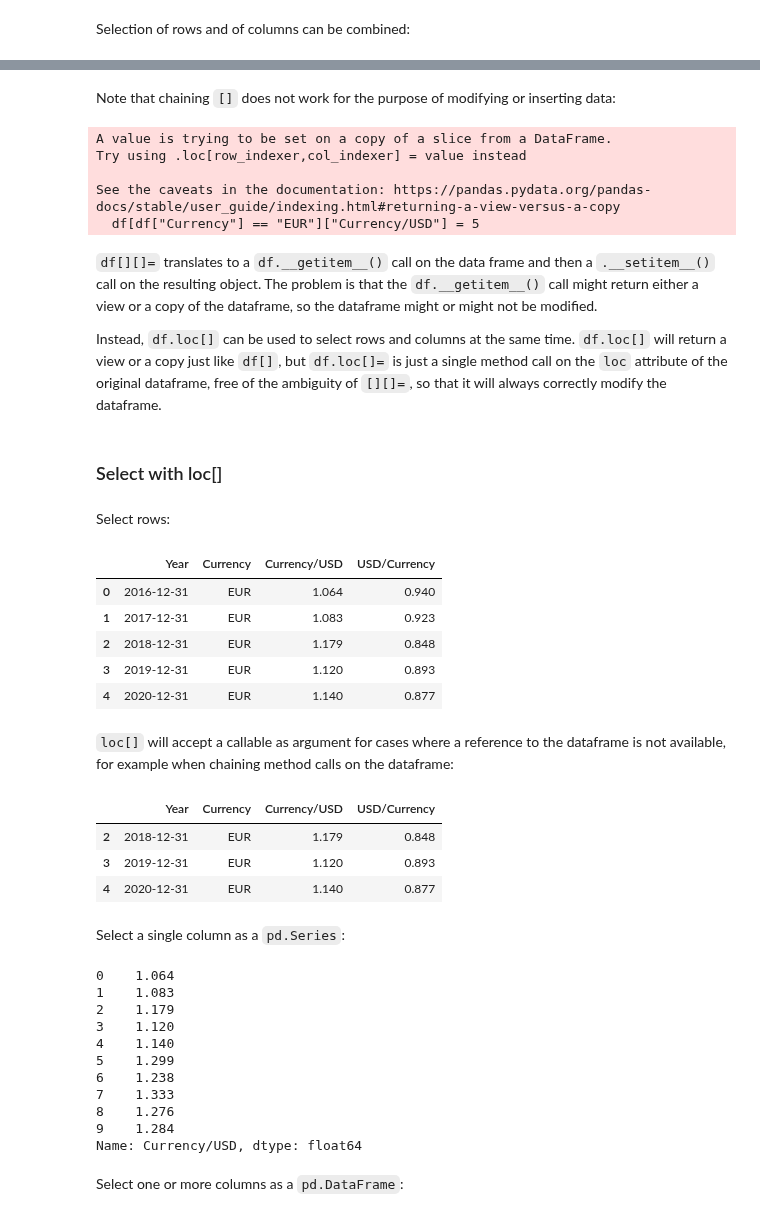
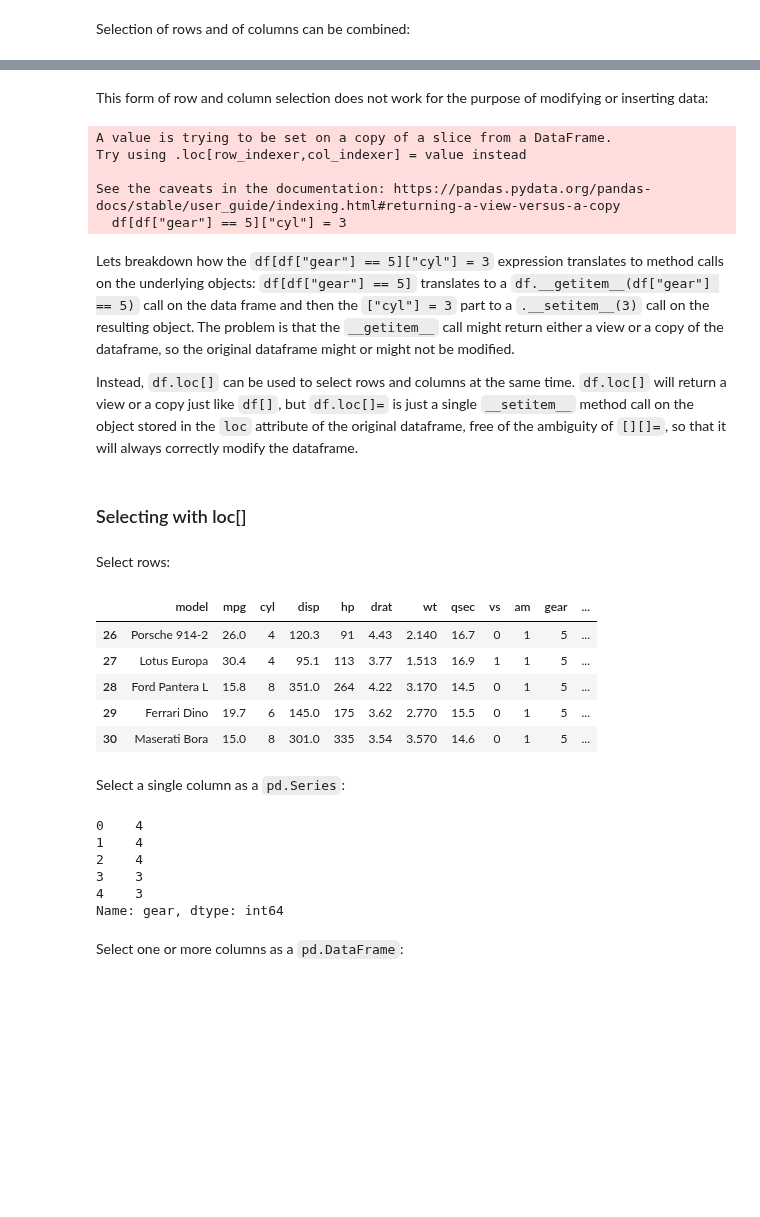
Before and after one commit to jaroslawr/jupyter-notebooks, a Jupyter notebook: libs/lib_pandas/lib_pandas.ipynb, the cells around one changed output, grey strips where cells are left out. Cells and saved outputs as stored; diff of their text form; code cells hidden in the pictures; blank space fills up the shorter version.

```diff
--- a/libs/lib_pandas/lib_pandas.ipynb
+++ b/libs/lib_pandas/lib_pandas.ipynb
@@ -97,0 +39,6 @@ A dataframe is a collection of series and it has two indexes: a row index, mappi
+# %%
+CARS = pd.read_csv("mtcars.csv")
+
+def cars():
+    # Return a fresh copy every time so that examples do not affect each other
+    return CARS.copy()
@@ -170,60 +264,44 @@ Name: Currency/USD, dtype: float64
 # %% [markdown]
-Note that chaining `[]` does not work for the purpose of modifying or inserting data:
+This form of row and column selection does not work for the purpose of modifying or inserting data:
 # %%
-df = usd_exchange_rates_df()
-df[df["Currency"] == "EUR"]["Currency/USD"] = 5
+df = cars()
+df[df["gear"] == 5]["cyl"] = 3
 # %% [output]
 A value is trying to be set on a copy of a slice from a DataFrame.
 Try using .loc[row_indexer,col_indexer] = value instead
 
 See the caveats in the documentation: https://pandas.pydata.org/pandas-docs/stable/user_guide/indexing.html#returning-a-view-versus-a-copy
-  df[df["Currency"] == "EUR"]["Currency/USD"] = 5
+  df[df["gear"] == 5]["cyl"] = 3
 # %% [markdown]
-`df[][]=` translates to a `df.__getitem__()` call on the data frame and then a `.__setitem__()` call on the resulting object. The problem is that the `df.__getitem__()` call might return either a view or a copy of the dataframe, so the dataframe might or might not be modified.
+Lets breakdown how the `df[df["gear"] == 5]["cyl"] = 3` expression translates to method calls on the underlying objects: `df[df["gear"] == 5]` translates to a `df.__getitem__(df["gear"] == 5)` call on the data frame and then the `["cyl"] = 3` part to a `.__setitem__(3)` call on the resulting object. The problem is that the `__getitem__` call might return either a view or a copy of the dataframe, so the original dataframe might or might not be modified.
 
-Instead, `df.loc[]` can be used to select rows and columns at the same time. `df.loc[]` will return a view or a copy just like `df[]`, but `df.loc[]=` is just a single method call on the `loc` attribute of the original dataframe, free of the ambiguity of `[][]=`, so that it will always correctly modify the dataframe.
+Instead, `df.loc[]` can be used to select rows and columns at the same time. `df.loc[]` will return a view or a copy just like `df[]`, but `df.loc[]=` is just a single `__setitem__` method call on the object stored in the `loc` attribute of the original dataframe, free of the ambiguity of `[][]=`, so that it will always correctly modify the dataframe.
 # %% [markdown]
-### Select with loc[]
+### Selecting with loc[]
 # %% [markdown]
 Select rows:
 # %%
-df = usd_exchange_rates_df()
-df.loc[df["Currency"] == "EUR"]
+df = cars()
+df.loc[df["gear"] == 5]
 # %% [output]
-|  | Year | Currency | Currency/USD | USD/Currency |
-| 0 | 2016-12-31 | EUR | 1.064 | 0.940 |
-| 1 | 2017-12-31 | EUR | 1.083 | 0.923 |
-| 2 | 2018-12-31 | EUR | 1.179 | 0.848 |
-| 3 | 2019-12-31 | EUR | 1.120 | 0.893 |
-| 4 | 2020-12-31 | EUR | 1.140 | 0.877 |
+|  | model | mpg | cyl | disp | hp | drat | wt | qsec | vs | am | gear | ... |
+| 26 | Porsche 914-2 | 26.0 | 4 | 120.3 | 91 | 4.43 | 2.140 | 16.7 | 0 | 1 | 5 | ... |
+| 27 | Lotus Europa | 30.4 | 4 | 95.1 | 113 | 3.77 | 1.513 | 16.9 | 1 | 1 | 5 | ... |
+| 28 | Ford Pantera L | 15.8 | 8 | 351.0 | 264 | 4.22 | 3.170 | 14.5 | 0 | 1 | 5 | ... |
+| 29 | Ferrari Dino | 19.7 | 6 | 145.0 | 175 | 3.62 | 2.770 | 15.5 | 0 | 1 | 5 | ... |
+| 30 | Maserati Bora | 15.0 | 8 | 301.0 | 335 | 3.54 | 3.570 | 14.6 | 0 | 1 | 5 | ... |
-# %% [markdown]
-`loc[]` will accept a callable as argument for cases where a reference to the dataframe is not available, for example when chaining method calls on the dataframe:
-# %%
-df = usd_exchange_rates_df()
-(df.loc[lambda df: df["Year"] >= pd.to_datetime("2018-12-31")]
- .loc[lambda df: df["Currency"] == "EUR"])
-# %% [output]
-|  | Year | Currency | Currency/USD | USD/Currency |
-| 2 | 2018-12-31 | EUR | 1.179 | 0.848 |
-| 3 | 2019-12-31 | EUR | 1.120 | 0.893 |
-| 4 | 2020-12-31 | EUR | 1.140 | 0.877 |
 # %% [markdown]
 Select a single column as a `pd.Series`:
 # %%
-df = usd_exchange_rates_df()
-df.loc[:, "Currency/USD"]
+df = cars()
+df.loc[:, "gear"].head(5)
 # %% [output]
-0    1.064
-1    1.083
-2    1.179
-3    1.120
-4    1.140
-5    1.299
-6    1.238
-7    1.333
-8    1.276
-9    1.284
-Name: Currency/USD, dtype: float64
+0    4
+1    4
+2    4
+3    3
+4    3
+Name: gear, dtype: int64
 # %% [markdown]
 Select one or more columns as a `pd.DataFrame`:
 # %%
```
Also changed, not shown: parts of 171 cells of this notebook, 2 other files.
